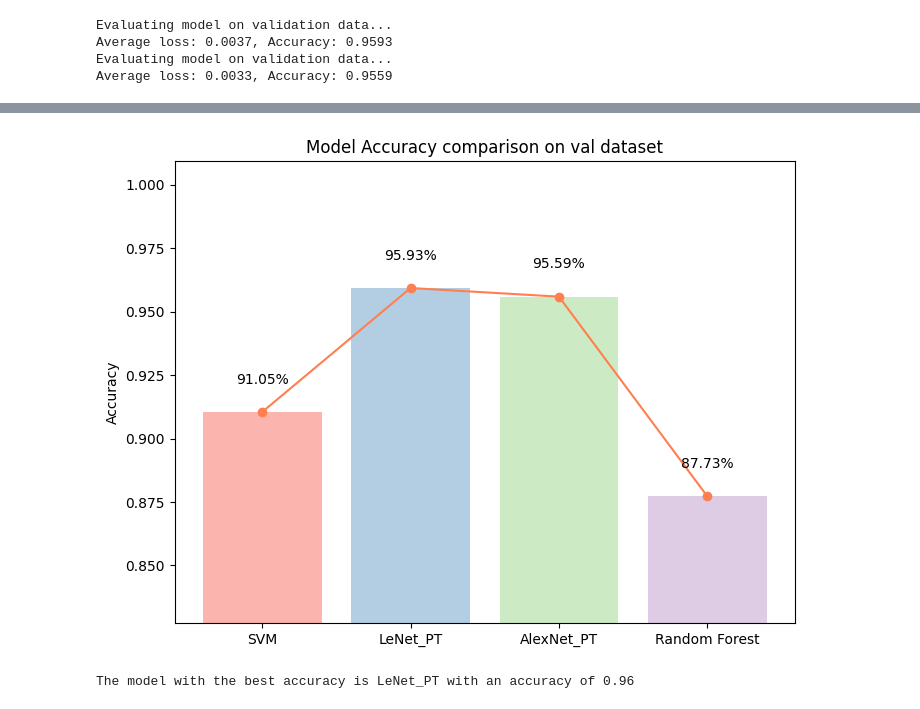
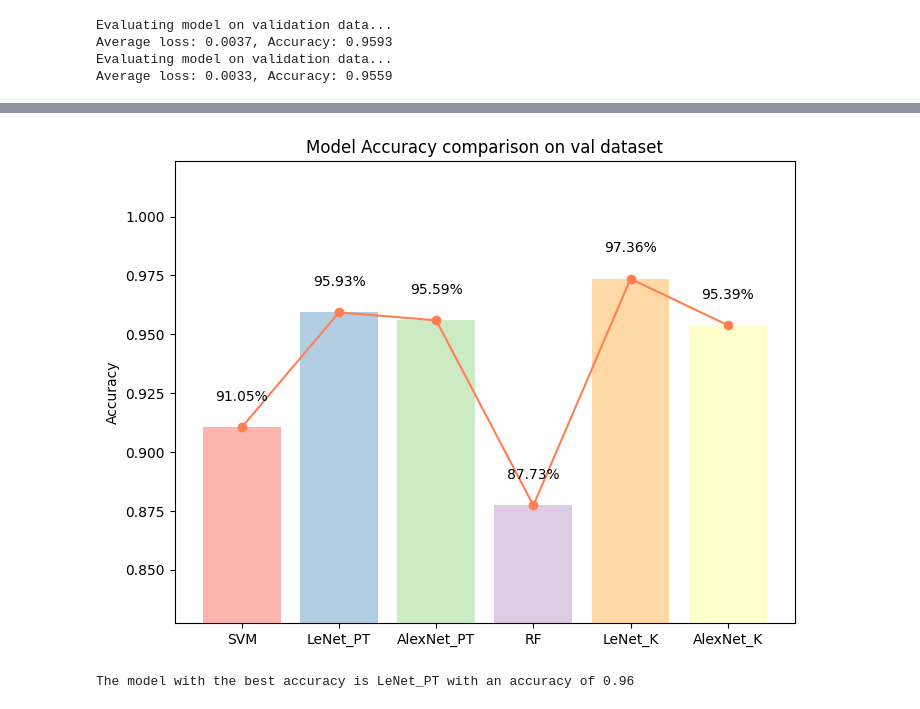
Before and after one commit to vhrollo/inf264_project2, a Jupyter notebook: src/main_notebook.ipynb, the cells around one changed output, grey strips where cells are left out. Saved outputs shown, nothing was run; the diff lists cells and outputs as text; code cells hidden in the pictures.

```diff
--- a/src/main_notebook.ipynb
+++ b/src/main_notebook.ipynb
@@ -157,0 +87,36 @@ Model accuracy on validation data : 0.954, with loss:0.243
+# %%
+from keras_cnn import CNN_KERAS
+import keras
+
+epochs = 6 # number of epochs for training
+path = '../other/' # path to save the models
+
+lenet_cnn_keras = CNN_KERAS(
+    X=X,
+    y=y,
+    seed=seed,
+    epochs=epochs,
+    path=path,
+    threshold=.85,
+    retrain=False,
+    model='lenet'
+)
+# Commented out to avoid re-training.
+#lenet_cnn_keras.fit(X_train_aug,y_train_aug)
+
+alexnet_cnn_keras = CNN_KERAS(
+    X=X,
+    y=y,
+    seed=seed,
+    epochs=epochs,
+    path=path,
+    threshold=.5,
+    retrain=False,
+    model='alexnet'
+)
+# Commented out to avoid re-training.
+#alexnet_cnn_keras.fit(X_train_aug,y_train_aug)
+
+# Evaluate the models
+lenet_cnn_keras_eval_info = lenet_cnn_keras.evaluate(load=True)
+alexnet_cnn_keras_eval_info = alexnet_cnn_keras.evaluate(load=True)
@@ -158,17 +130,19 @@ Model accuracy on validation data : 0.954, with loss:0.243
 # %%
 from visiualising import compare_model_accuracy
 
-labels = ['SVM', 'LeNet_PT', 'AlexNet_PT', 'Random Forest']
+labels = ['SVM', 'LeNet_PT', 'AlexNet_PT', 'RF', 'LeNet_K', 'AlexNet_K']
 compare_model_accuracy(
     "Model Accuracy comparison on val dataset",
     labels,
     svm_eval_info[1],
     lenet_eval_info[1],
     alexnet_eval_info[1],
-    randomforest_eval_info[1]
+    randomforest_eval_info[1],
+    lenet_cnn_keras_eval_info[1],
+    alexnet_cnn_keras_eval_info[1],
     )
 # %% [output]
-[figure, old version]
+[figure, new version]
 # %%
 # Extract the accuracy values
 accuracies = {
```
Also changed, not shown: parts of 6 cells of this notebook, 1 other file.
